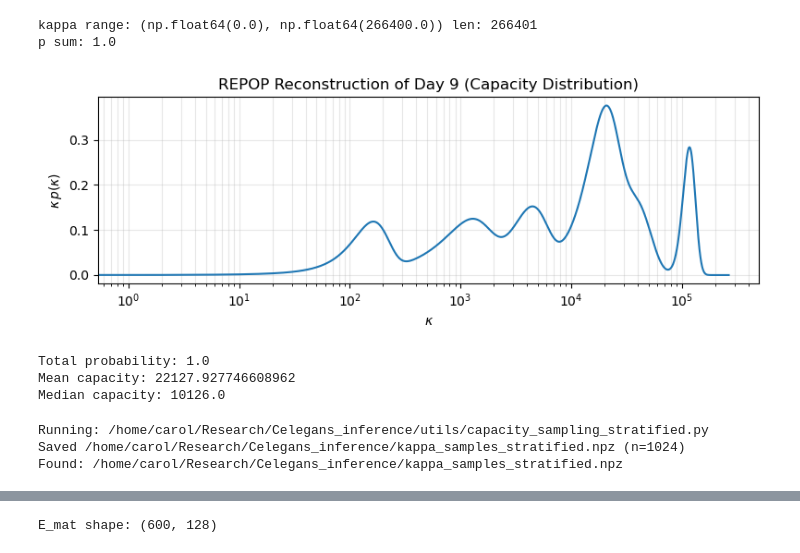
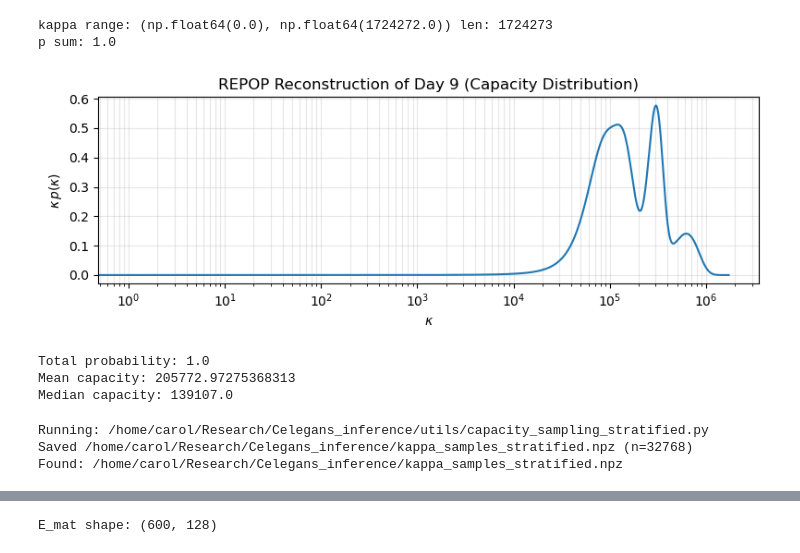
Before and after one commit to PessoaP/Celegans_inference, a Jupyter notebook: capacity_and_sim_debug.ipynb, the cells around one changed output, grey strips where cells are left out. Cells and saved outputs as stored; diff of their text form; code cells hidden in the pictures.

```diff
--- a/capacity_and_sim_debug.ipynb
+++ b/capacity_and_sim_debug.ipynb
@@ -57,31 +46,32 @@ KeyboardInterrupt:
 # %%
-# Cell 3 — Load and plot the reconstructed Day-9 capacity distribution
+# Cell 3 — Load and plot the reconstructed Day-9 capacity distribution (should have 4 Guassians)
+CAPACITY_REPOP_NPZ = os.path.join(PROJECT_ROOT, "capacity_Exp1_and_4.npz")
 dat = np.load(CAPACITY_REPOP_NPZ)
 kappa = dat["kappa"].astype(np.float64).reshape(-1)
 p     = dat["p"].astype(np.float64).reshape(-1)
 p     = p / p.sum()
 
 # Sanity
 print("kappa range:", (kappa.min(), kappa.max()), "len:", len(kappa))
 print("p sum:", p.sum())
 
 # Plot as a line (discrete PMF; line is fine for visualization)
 fig, ax = plt.subplots(figsize=(8, 3))
 
 ax.plot(kappa, kappa * p, lw=1.5)
 
 ax.set_xscale("log")
 ax.set_xlabel(r"$\kappa$")
 ax.set_ylabel(r"$\kappa\,p(\kappa)$")
 ax.set_title("REPOP Reconstruction of Day 9 (Capacity Distribution)")
 
 ax.grid(True, which="both", alpha=0.3)
 plt.tight_layout()
 plt.show()
 # %% [output]
-kappa range: (np.float64(0.0), np.float64(266400.0)) len: 266401
+kappa range: (np.float64(0.0), np.float64(1724272.0)) len: 1724273
 p sum: 1.0
-[figure, old version]
+[figure, new version]
 # %%
 print("Total probability:", np.sum(p))
 print("Mean capacity:", np.sum(kappa * p))
@@ -89,20 +79,22 @@ print("Median capacity:",
       kappa[np.searchsorted(np.cumsum(p), 0.5)])
 # %% [output]
 Total probability: 1.0
-Mean capacity: 22127.927746608962
-Median capacity: 10126.0
+Mean capacity: 205772.97275368313
+Median capacity: 139107.0
 # %%
 # Cell 5 — Run capacity_sampling_stratified.py
 sample_script = os.path.join(PROJECT_ROOT, "utils/capacity_sampling_stratified.py")
 assert os.path.exists(sample_script), f"Missing {sample_script}"
 
-J = 2**10
+J = 128
+Nsamples = 2**15
 
 print("Running:", sample_script)
 subprocess.run([
     sys.executable, sample_script,
     "--capacity_npz", CAPACITY_REPOP_NPZ,
     "--J", str(J),
+    "--Nsamples", str(Nsamples),
     "--seed", "0",
     "--out", KAPPA_SAMPLES_STRAT_NPZ,
 ], check=True, cwd=PROJECT_ROOT)
@@ -111,7 +103,7 @@ assert os.path.exists(KAPPA_SAMPLES_STRAT_NPZ), f"Expected output not found: {KA
 print("Found:", KAPPA_SAMPLES_STRAT_NPZ)
 # %% [output]
 Running: /home/carol/Research/Celegans_inference/utils/capacity_sampling_stratified.py
-Saved /home/carol/Research/Celegans_inference/kappa_samples_stratified.npz (n=1024)
+Saved /home/carol/Research/Celegans_inference/kappa_samples_stratified.npz (n=32768)
 Found: /home/carol/Research/Celegans_inference/kappa_samples_stratified.npz
 # %%
 # Cell 6 — Load samples and compare
```
Also changed, not shown: parts of 19 cells of this notebook, 19 other files.
